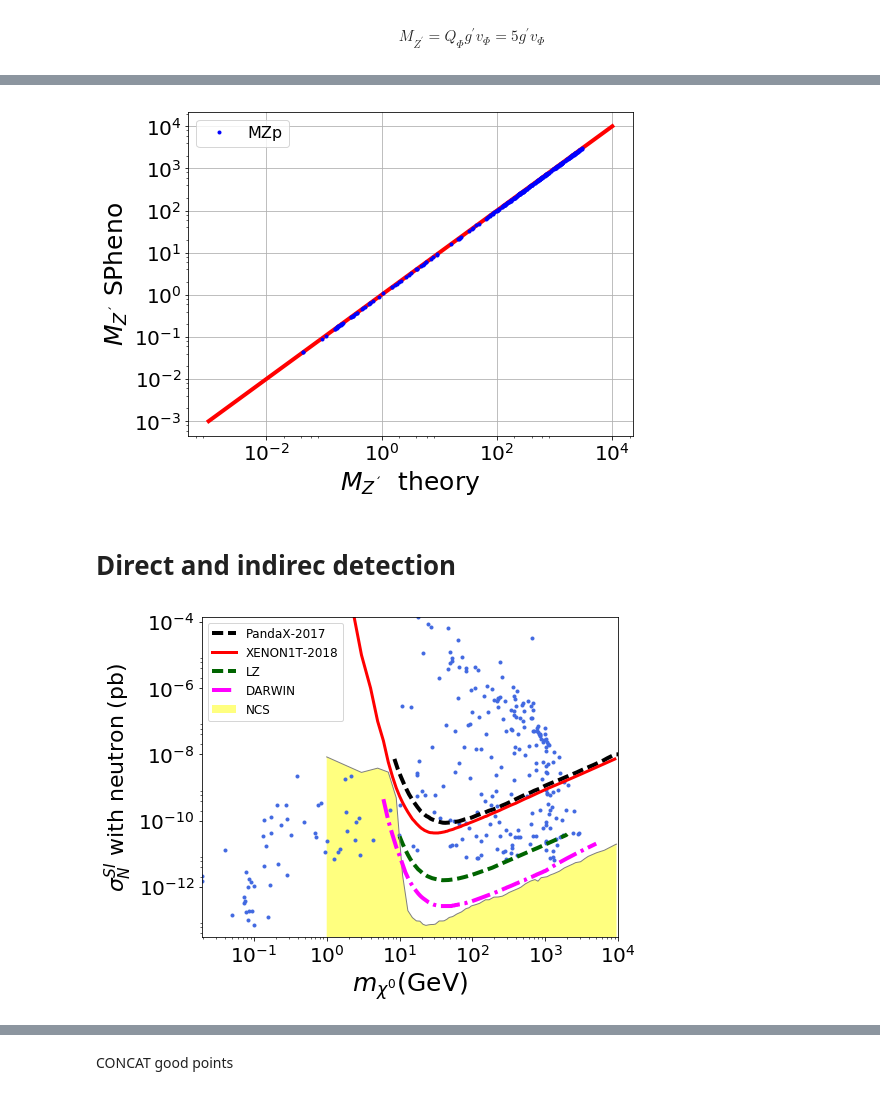
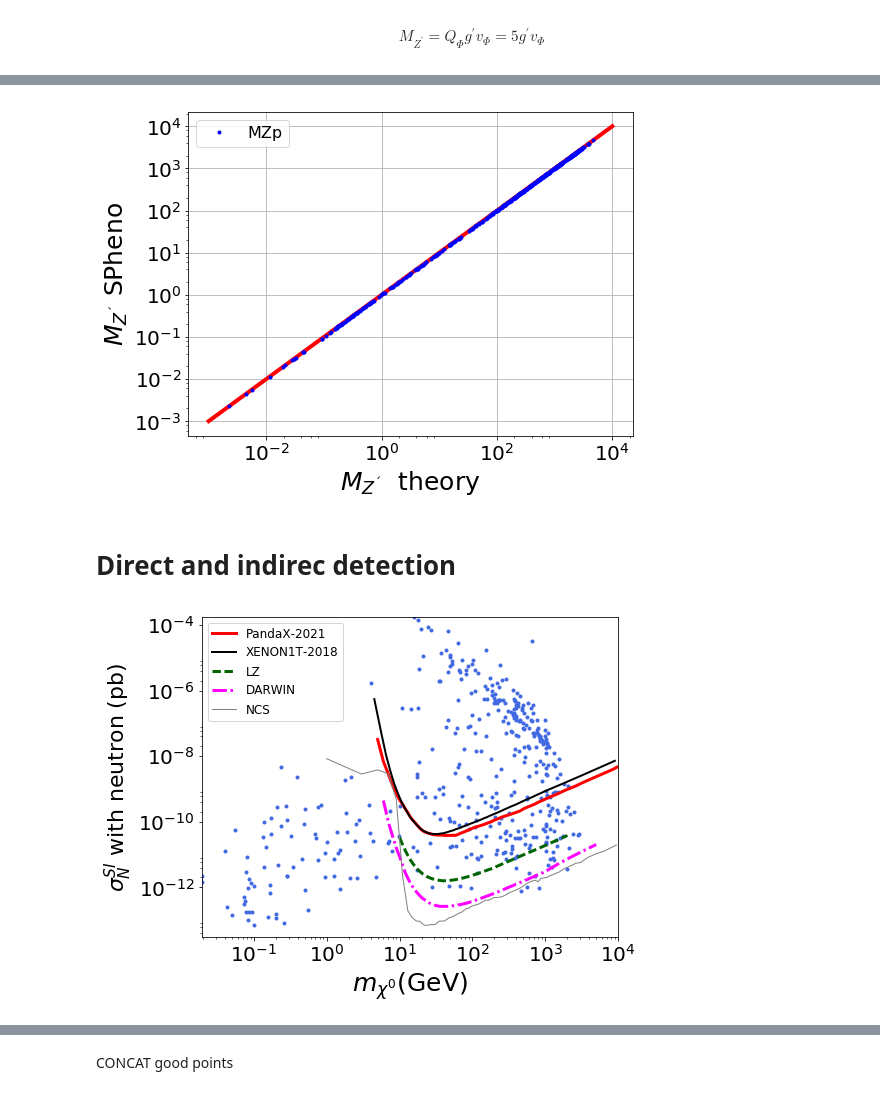
Before and after one commit to anferivera/DarkBariogenesis, a Jupyter notebook: U1B_model-random-scan-DM.ipynb, the cells around one changed output, grey strips where cells are left out. Cells and saved outputs as stored; diff of their text form; code cells hidden in the pictures.

```diff
--- a/U1B_model-random-scan-DM.ipynb
+++ b/U1B_model-random-scan-DM.ipynb
@@ -46,7 +46,7 @@ print( Omega_min, Omega,Omega_max)
 # %% [output]
 0.108 0.12 0.132
 # %%
-xd = xd[np.logical_and(xd.Omega > Omega_min, xd.Omega < Omega_max)]
+xd = xd[np.logical_and(xd.Omega >= Omega_min, xd.Omega <= Omega_max)]
 # %%
 xd.shape
 # %% [output]
@@ -160,7 +160,7 @@ plt.legend(prop={'size':16},loc='best')
 plt.tight_layout()
 plt.show()
 # %% [output]
-[figure, old version]
+[figure, new version]
 # %% [markdown]
 # Direct and indirec detection
 # %%
@@ -181,6 +181,13 @@ a = np.loadtxt('/home/anferivera/Work/Documents_compartidos/fits_experiments/Pan
 dd1 = pd.DataFrame(a, columns=names1)
 
 pandaX=interpolate.interp1d(dd1.MDM,dd1.pandasSI)
+
+#PANDAS 2107.13438
+names1 = ['MDM', 'pandaxSI']
+b = np.loadtxt('/home/anferivera/Work/Documents_compartidos/fits_experiments/PandaX/pandax-2021/pandax21.txt')
+dd2 = pd.DataFrame(b, columns=names1)
+
+pandaX21=interpolate.interp1d(dd2.MDM,dd2.pandaxSI)
 
 #LZ prospects 1802.06039
 names1 = ['MDM', 'LZ']
@@ -202,43 +209,47 @@ DARSI=interpolate.interp1d(dd1.MDM,dd1.DAR)
 # %%
 plt.figure(figsize=(8,6))
 
 plt.loglog(xd.mchi, xd.SIN, color='royalblue', marker='o',ms=3,linestyle='', label=r'')
 
 #plot pandaX data 1708.06917
-m=np.arange(8.5,10000)
-plt.loglog(m,pandaX(m)*1e+36,color='k',linestyle='dashed',lw=4,label='PandaX-2017')
+#m=np.arange(8.5,10000)
+#plt.loglog(m,pandaX(m)*1e+36,color='k',linestyle='dashed',lw=3,label='PandaX-2017')
+
+#plot pandaX 2107.13438
+m=np.arange(5,10000)
+plt.loglog(m,pandaX21(m)*1e+36,'r-',lw=3,label='PandaX-2021')
 
 #XENON1T
-n=np.arange(1,9000)
-plt.loglog(n,XENON1T(n)*1e+36,'r-',lw=3,label='XENON1T-2018')
+n=np.arange(4.5,9000)
+plt.loglog(n,XENON1T(n)*1e+36,'k-',lw=2,label='XENON1T-2018')
 
 #plt LZ
 n=np.arange(10,2000)
-plt.semilogy(n,LZSI(n)*1e+36,color='darkgreen',linestyle='--',lw=4,label='LZ')
+plt.semilogy(n,LZSI(n)*1e+36,color='darkgreen',linestyle='--',lw=3,label='LZ')
+
+# DARWIN SI
+n=np.arange(6,5000)
+plt.loglog(n,DARSI(n)*1e+36,color='magenta',linestyle='-.',lw=3,label='DARWIN')
 
 #Neutrino coherent scattering
 n=np.arange(1,9.5e+3,2)
-plt.loglog(n,NCS(n),color='grey',lw=1.0,label='')
-back=[]
+plt.loglog(n,NCS(n),color='grey',lw=1.0,label='NCS')
+'''back=[]
 for i in range(0,len(n)):
     m = NCS(n[i])
     back.append(m)
 back=np.asarray(back)
 plt.fill_between(n,1.e-38,back,facecolor='yellow',alpha=0.5,label='NCS')
-
-# DARWIN SI
-n=np.arange(6,5000)
-plt.loglog(n,DARSI(n)*1e+36,color='magenta',linestyle='-.',lw=4,label='DARWIN')
-
+'''
 plt.xlabel(r'$m_{\chi^0}$(GeV)',size=25)
 plt.ylabel(r'$\sigma_N^{SI}$ with neutron (pb)',size=22)
 plt.legend(prop={'size':12},loc='best')
 
 plt.xlim(xd.mchi.min(),1.0e4)
 plt.ylim(3e-14,xd.SIN.max())
 
 plt.tight_layout()
-#plt.savefig('plots/SI.pdf')
-plt.show()
+plt.savefig('plots/SI.pdf')
+#plt.show()
 # %% [output]
-[figure, old version]
+[figure, new version]
```
Also changed, not shown: parts of 28 cells of this notebook, 16 other files.
